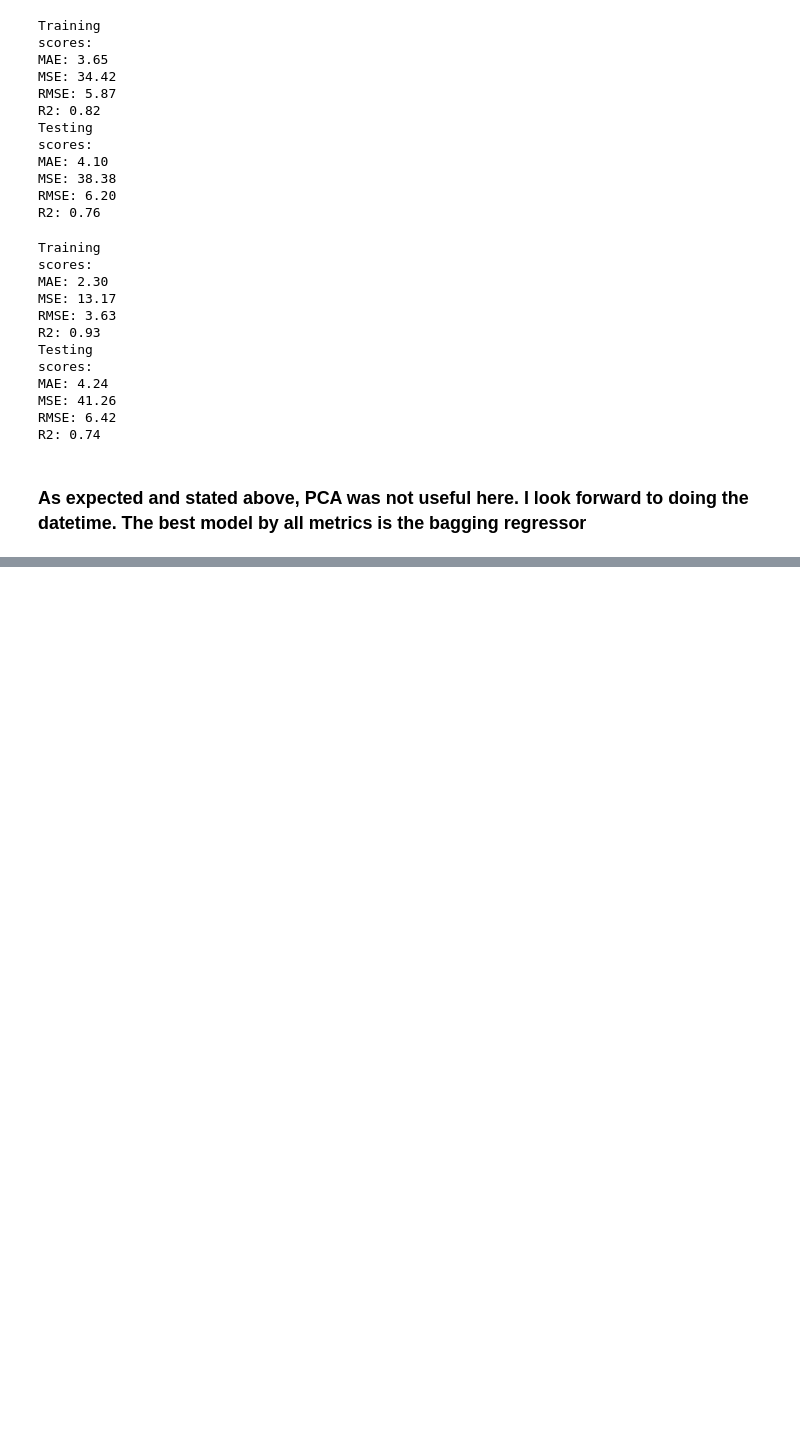
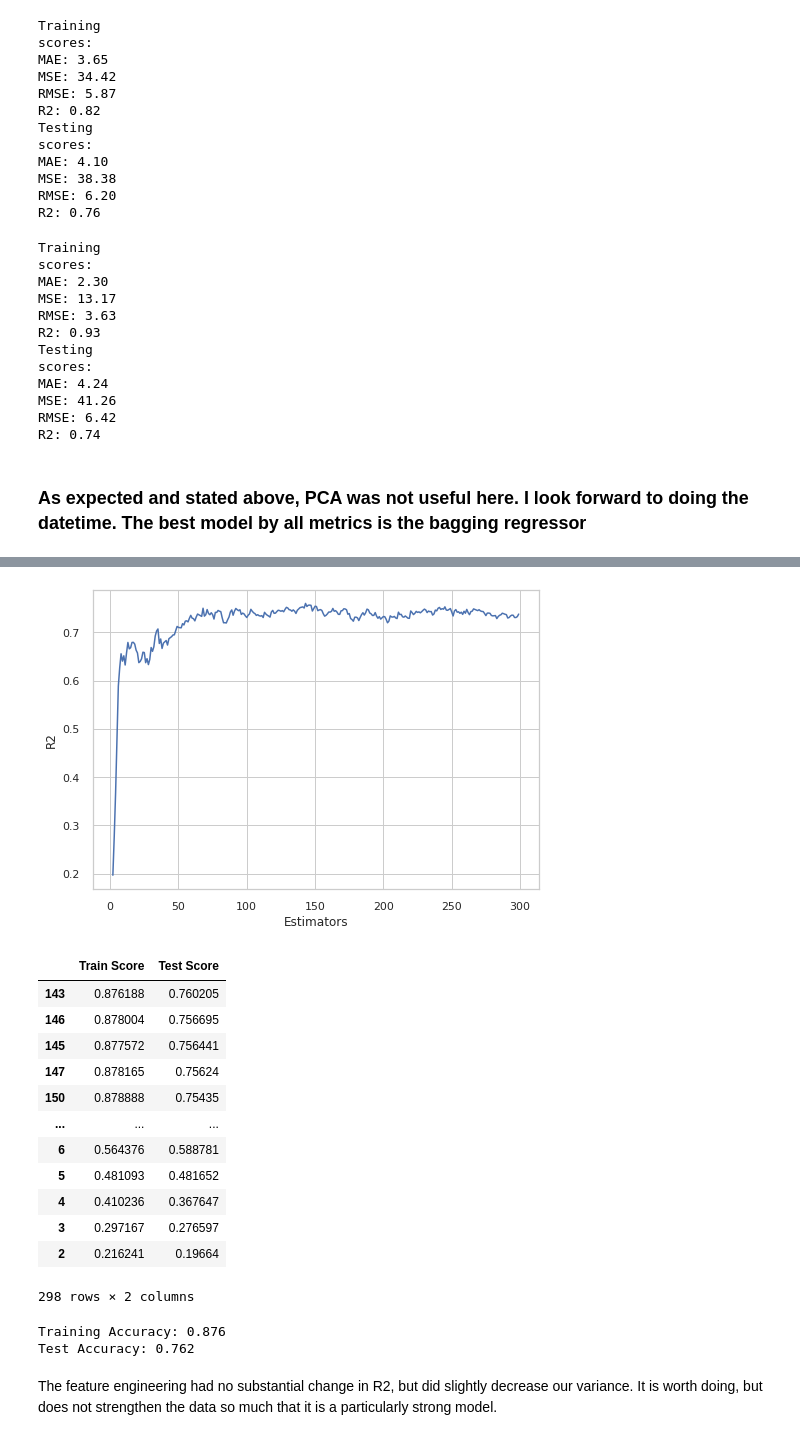
Before and after one commit to blakedshull/Project2, a Jupyter notebook: Project_2.ipynb, the cells around one changed output, grey strips where cells are left out. Drawn from its saved outputs; the diff is of its cells as text; code cells hidden in the pictures; blank space fills up the shorter version.

```diff
--- a/Project_2.ipynb
+++ b/Project_2.ipynb
@@ -750,0 +1030,42 @@ R2: 0.74
+# %%
+samples_proc = list(range(2, 300))
+bag_scores2_proc = pd.DataFrame(index=samples_proc, columns=['Train Score', 'Test Score'])
+for sample_proc in samples_proc:
+   bag_reg_fin_p = BaggingRegressor(max_samples=sample_proc, random_state=42, n_estimators=30)
+   bag_reg_fin_proc = make_pipeline(preprocessor, bag_reg_fin_p)
+   bag_reg_fin_proc.fit(X_train, y_train)
+   bag_train_score2_proc = bag_reg_fin_proc.score(X_train, y_train)
+   bag_test_score2_proc = bag_reg_fin_proc.score(X_test, y_test)
+   bag_scores2_proc.loc[sample_proc, 'Train Score'] = bag_train_score2_proc
+   bag_scores2_proc.loc[sample_proc, 'Test Score'] = bag_test_score2_proc
+
+plt.xlabel('Estimators')
+plt.ylabel('R2');
+plt.plot(bag_scores2_proc['Test Score'])
+plt.show()
+bag_scores2_proc = bag_scores2_proc.sort_values(by='Test Score', ascending=False)
+bag_scores2_proc
+# %% [output]
+[figure, added]
+|  | Train Score | Test Score |
+| 143 | 0.876188 | 0.760205 |
+| 146 | 0.878004 | 0.756695 |
+| 145 | 0.877572 | 0.756441 |
+| 147 | 0.878165 | 0.75624 |
+| 150 | 0.878888 | 0.75435 |
+| ... | ... | ... |
+| 6 | 0.564376 | 0.588781 |
+| 5 | 0.481093 | 0.481652 |
+| 4 | 0.410236 | 0.367647 |
+| 3 | 0.297167 | 0.276597 |
+| 2 | 0.216241 | 0.19664 |
+298 rows × 2 columns
+# %%
+bag_reg_fin_proc = BaggingRegressor(max_samples=143, n_estimators=30, random_state=42)
+bag_reg_fin_proc.fit(X_train, y_train)
+evaluate(bag_reg_fin, X_train, X_test, y_train, y_test)
+# %% [output]
+Training Accuracy: 0.876
+Test Accuracy: 0.762
+# %% [markdown]
+The feature engineering had no substantial change in R2, but did slightly decrease our variance.  It is worth doing, but does not strengthen the data so much that it is a particularly strong model.
```
Also changed, not shown: parts of 38 cells of this notebook.
